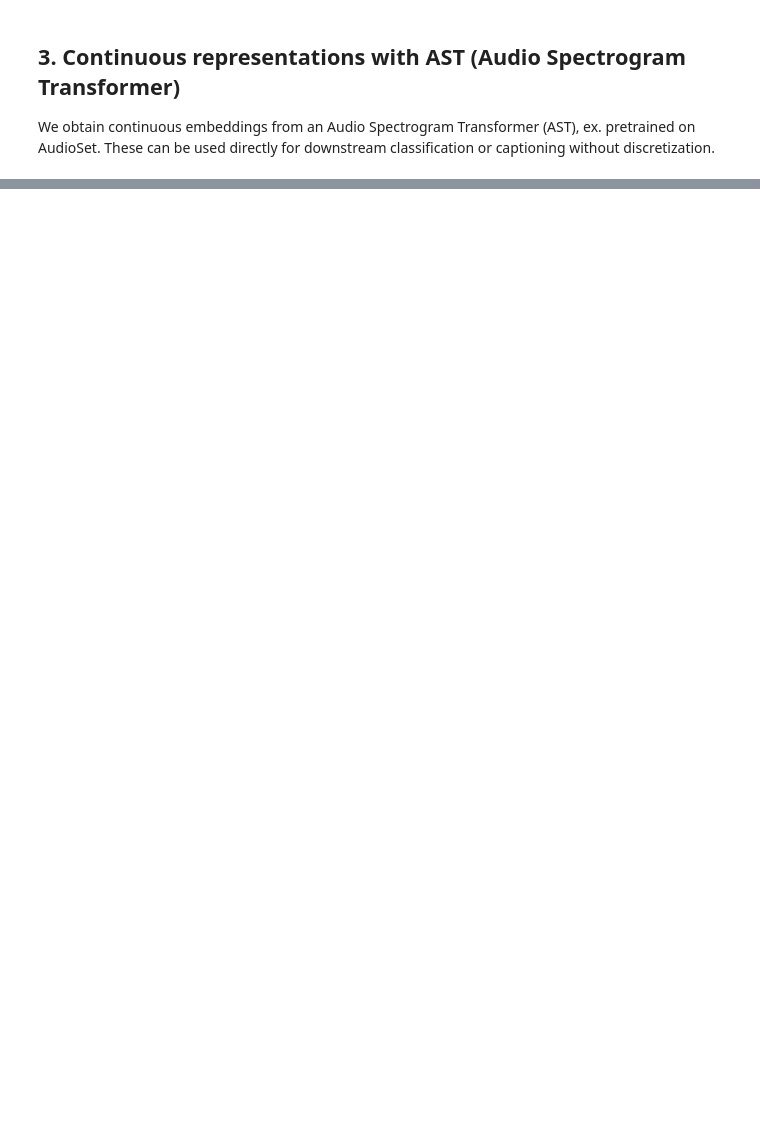
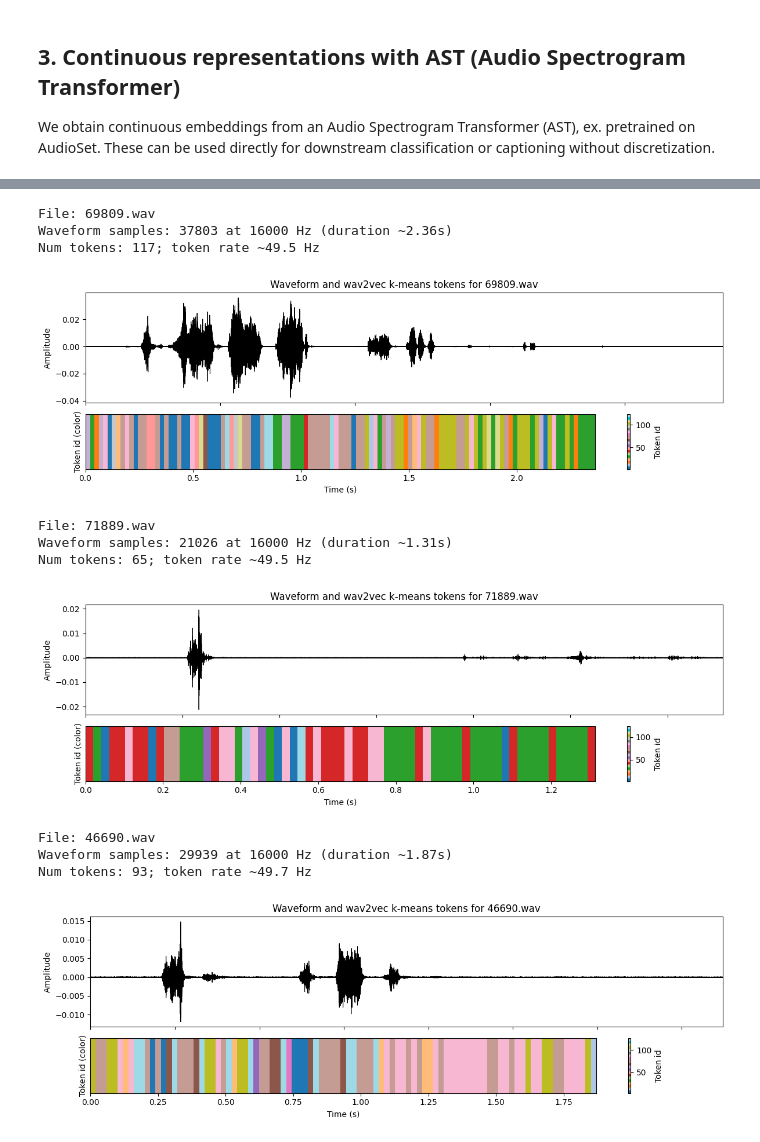
Before and after one commit to mahika-c/bat-llm, a Jupyter notebook: starter_code/05_Tokenization_Strategies.ipynb, the cells around one changed output, grey strips where cells are left out. Saved outputs shown, nothing was run; the diff lists cells and outputs as text; code cells hidden in the pictures; blank space fills up the shorter version.

```diff
--- a/starter_code/05_Tokenization_Strategies.ipynb
+++ b/starter_code/05_Tokenization_Strategies.ipynb
@@ -238,0 +392,79 @@ len(list(AST_DIR.glob('*.npy')))
+# %%
+import IPython.display as ipd
+
+# visualize tokens vs waveform for a single file
+
+def plot_waveform_and_tokens(fn: str, max_duration: float | None = None) -> None:
+    """Plot waveform (16 kHz) and wav2vec k-means tokens over time for one file."""
+    wav_path = AUDIO_DIR / fn
+    stem = Path(fn).stem
+    token_path = TOKENS_DIR / f"w2v_kmeans_{stem}.npy"
+
+    if not wav_path.exists():
+        print(f"Missing audio: {wav_path}")
+        return
+    if not token_path.exists():
+        print(f"Missing tokens: {token_path}")
+        return
+
+    # load audio in the same way we fed it to wav2vec2
+    wav_16k = load_audio_for_w2v(wav_path, target_sr=16_000)
+    sr = 16_000
+
+    if max_duration is not None:
+        max_samples = int(max_duration * sr)
+        wav_16k = wav_16k[:max_samples]
+
+    tokens = np.load(token_path)
+
+    duration = len(wav_16k) / sr
+    t_wave = np.linspace(0.0, duration, num=len(wav_16k))
+    # spread token centers uniformly over the duration
+    t_tok = np.linspace(0.0, duration, num=len(tokens))
+
+    print(f"\nFile: {fn}")
+    print(f"Waveform samples: {len(wav_16k)} at {sr} Hz (duration ~{duration:.2f}s)")
+    print(f"Num tokens: {len(tokens)}; token rate ~{len(tokens)/duration:.1f} Hz")
+
+    fig, (ax1, ax2) = plt.subplots(2, 1, figsize=(12, 4), sharex=True,
+                                   gridspec_kw={"height_ratios": [2, 1]})
+
+    # waveform
+    ax1.plot(t_wave, wav_16k, color="black", linewidth=0.8)
+    ax1.set_ylabel("Amplitude")
+    ax1.set_title(f"Waveform and wav2vec k-means tokens for {fn}")
+
+    # tokens as a 1D image
+    im = ax2.imshow(
+        tokens[None, :],
+        aspect="auto",
+        interpolation="nearest",
+        cmap="tab20",
+        extent=[0.0, duration, 0.0, 1.0],
+    )
+    ax2.set_yticks([])
+    ax2.set_xlabel("Time (s)")
+    ax2.set_ylabel("Token id (color)")
+    fig.colorbar(im, ax=ax2, label="Token id")
+
+    plt.tight_layout()
+    plt.show()
+
+
+# visualize a few example files
+example_files = ann_small["File Name"].iloc[:3]
+for fn in example_files:
+    plot_waveform_and_tokens(fn, max_duration=5.0)  # cap at 5s for readability
+# %% [output]
+File: 69809.wav
+Waveform samples: 37803 at 16000 Hz (duration ~2.36s)
+Num tokens: 117; token rate ~49.5 Hz
+[figure, added]
+File: 71889.wav
+Waveform samples: 21026 at 16000 Hz (duration ~1.31s)
+Num tokens: 65; token rate ~49.5 Hz
+[figure, added]
+File: 46690.wav
+Waveform samples: 29939 at 16000 Hz (duration ~1.87s)
+Num tokens: 93; token rate ~49.7 Hz
+[figure, added]
```
Also changed, not shown: parts of 9 cells of this notebook, 1 other file.
